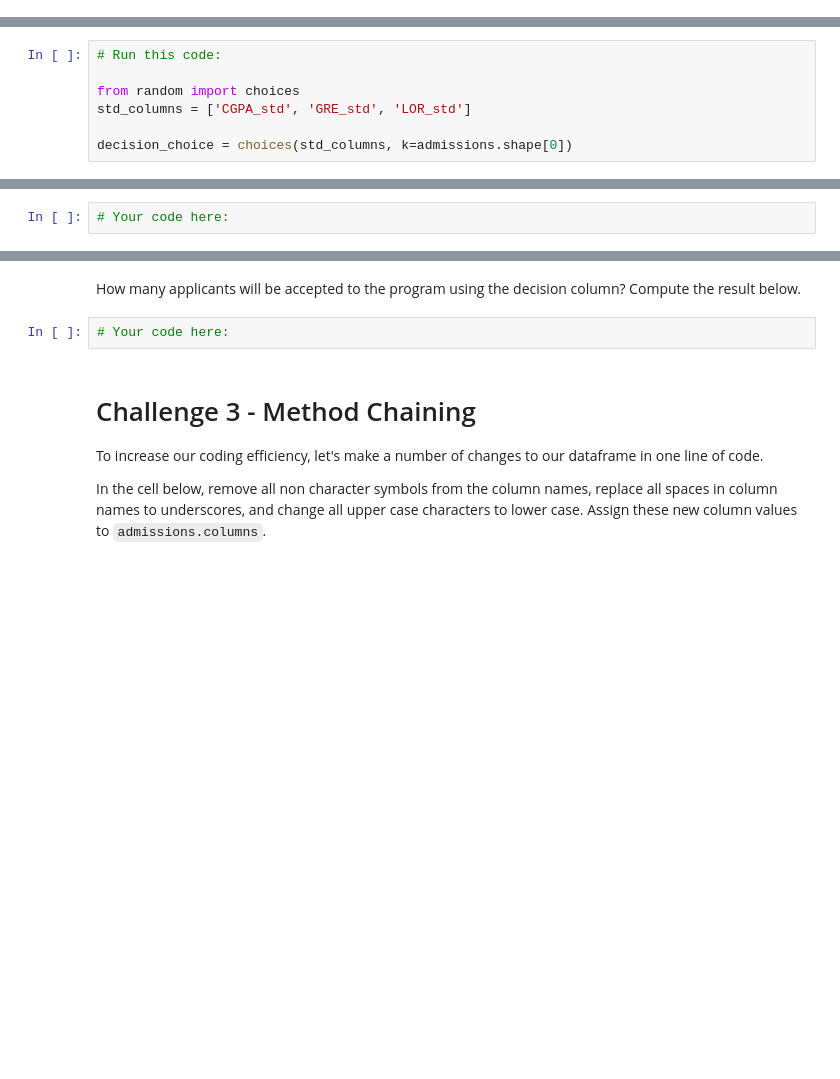
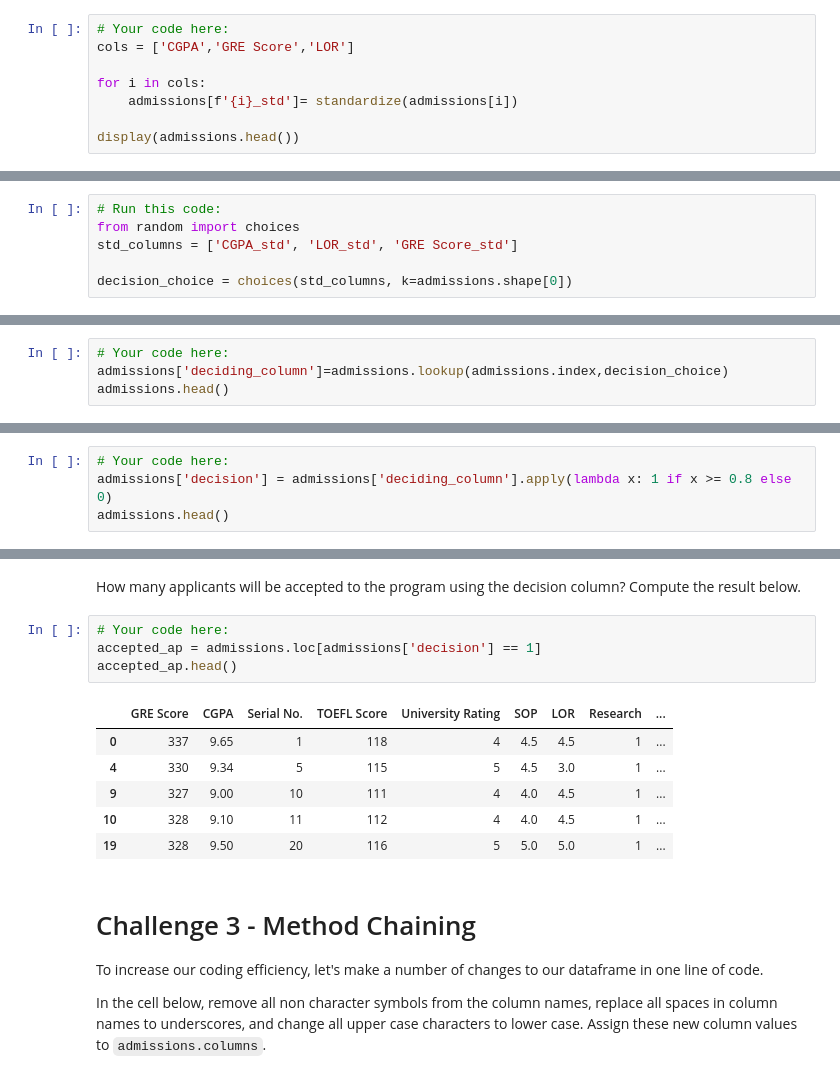
Before and after one commit to AnaMA96/datamad0820, a Jupyter notebook: module-2/lab-advanced-pandas/your-code/main.ipynb, the cells around one changed output, grey strips where cells are left out. Cells and saved outputs as stored; diff of their text form; blank space fills up the shorter version.

```diff
--- a/module-2/lab-advanced-pandas/your-code/main.ipynb
+++ b/module-2/lab-advanced-pandas/your-code/main.ipynb
@@ -146,0 +140,8 @@ NameError: name 'df' is not defined
+# %%
+# Your code here:
+cols = ['CGPA','GRE Score','LOR']
+
+for i in cols:
+    admissions[f'{i}_std']= standardize(admissions[i])
+
+display(admissions.head())
@@ -148,12 +156,13 @@ NameError: name 'df' is not defined
 We will generate the decision choice at random using the code below. Please run the cell.
 # %%
 # Run this code:
-
 from random import choices
-std_columns = ['CGPA_std', 'GRE_std', 'LOR_std']
+std_columns = ['CGPA_std', 'LOR_std', 'GRE Score_std']
 
 decision_choice = choices(std_columns, k=admissions.shape[0])
 # %% [markdown]
 Now create the deciding column using the `lookup` function. The lookup column is `decision_choice` found above. Call the column resulting from the lookup function `deciding_column` and add it to the `admissions` dataframe.
 # %%
 # Your code here:
+admissions['deciding_column']=admissions.lookup(admissions.index,decision_choice)
+admissions.head()
@@ -163,0 +178,4 @@ Create a column called `decision` in the `admissions` dataframe. Assign 1 to thi
+# %%
+# Your code here:
+admissions['decision'] = admissions['deciding_column'].apply(lambda x: 1 if x >= 0.8 else 0)
+admissions.head()
@@ -165,6 +190,15 @@ Create a column called `decision` in the `admissions` dataframe. Assign 1 to thi
 How many applicants will be accepted to the program using the decision column? Compute the result below.
 # %%
 # Your code here:
+accepted_ap = admissions.loc[admissions['decision'] == 1]
+accepted_ap.head()
+# %% [output]
+|  | GRE Score | CGPA | Serial No. | TOEFL Score | University Rating | SOP | LOR | Research | ... |
+| 0 | 337 | 9.65 | 1 | 118 | 4 | 4.5 | 4.5 | 1 | ... |
+| 4 | 330 | 9.34 | 5 | 115 | 5 | 4.5 | 3.0 | 1 | ... |
+| 9 | 327 | 9.00 | 10 | 111 | 4 | 4.0 | 4.5 | 1 | ... |
+| 10 | 328 | 9.10 | 11 | 112 | 4 | 4.0 | 4.5 | 1 | ... |
+| 19 | 328 | 9.50 | 20 | 116 | 5 | 5.0 | 5.0 | 1 | ... |
 # %% [markdown]
 # Challenge 3 - Method Chaining
 
```
Also changed, not shown: parts of 12 cells of this notebook.
